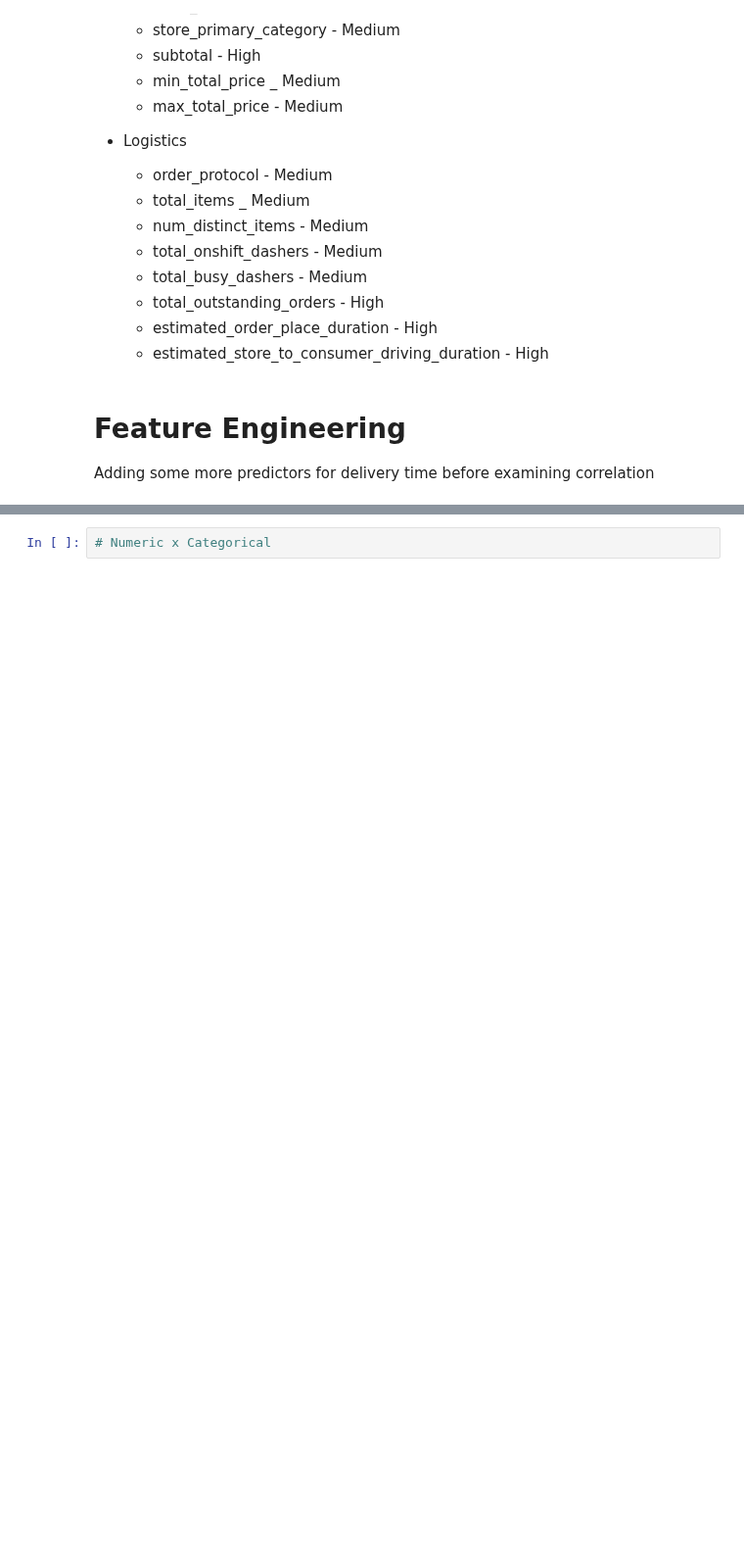
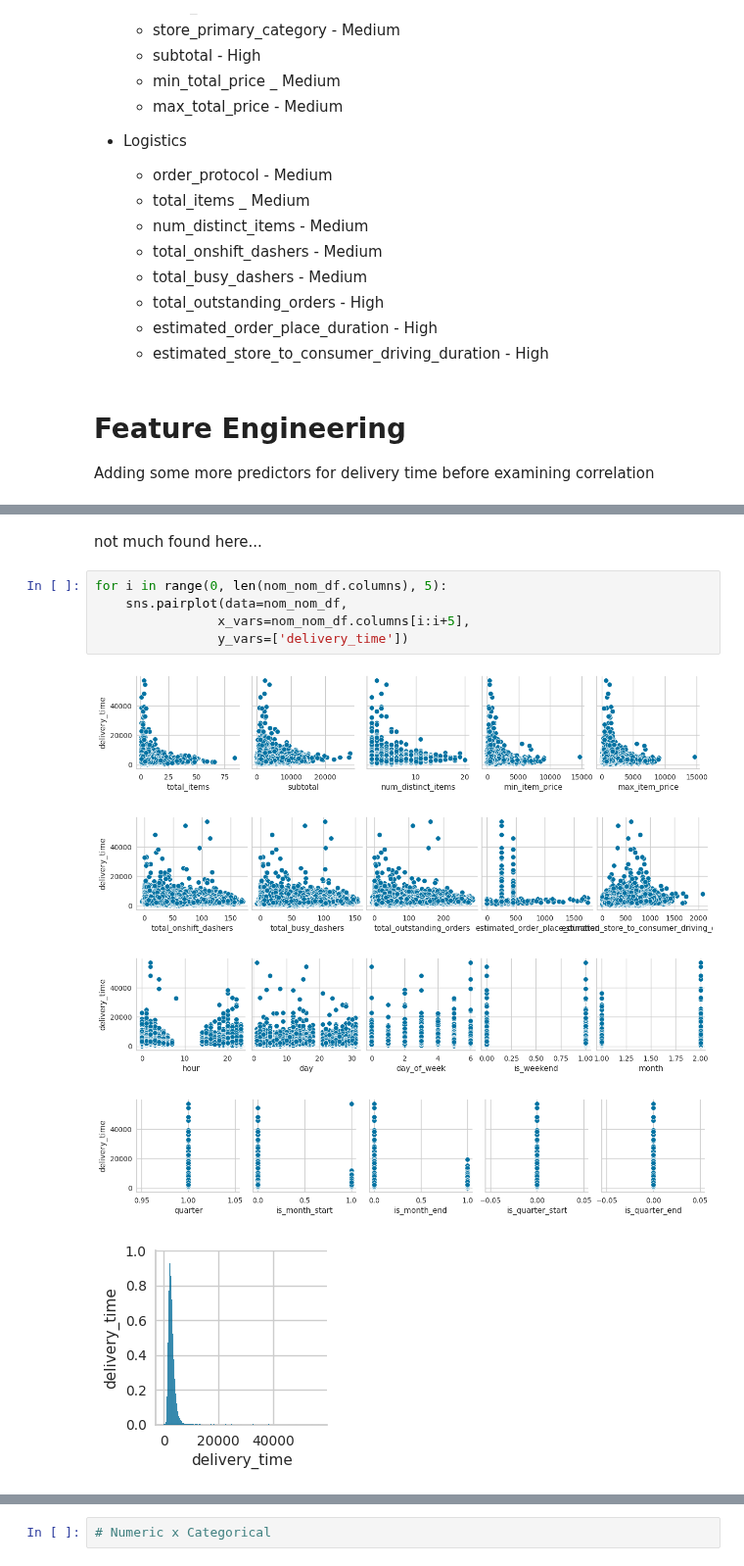
Before and after one commit to mindyng/2023-Business-Projects, a Jupyter notebook: doordash-delivery-time-prediction.ipynb, the cells around one changed output, grey strips where cells are left out. Shown at 98% size. Drawn from its saved outputs; the diff is of its cells as text; blank space fills up the shorter version.

```diff
--- a/doordash-delivery-time-prediction.ipynb
+++ b/doordash-delivery-time-prediction.ipynb
@@ -666,0 +695,13 @@ print(data.total_onshift_dashers.corr(data['delivery_time'])
+# %% [markdown]
+not much found here...
+# %%
+for i in range(0, len(nom_nom_df.columns), 5):
+    sns.pairplot(data=nom_nom_df,
+                x_vars=nom_nom_df.columns[i:i+5],
+                y_vars=['delivery_time'])
+# %% [output]
+[figure, added]
+[figure, added]
+[figure, added]
+[figure, added]
+[figure, added]
```
Also changed, not shown: parts of 32 cells of this notebook.
